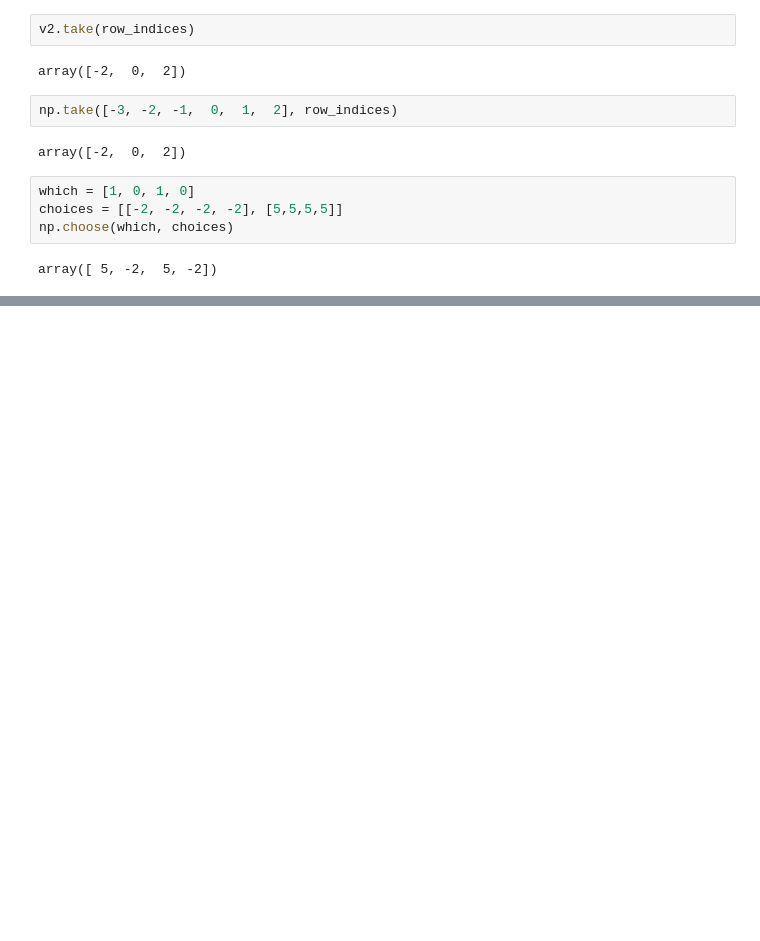
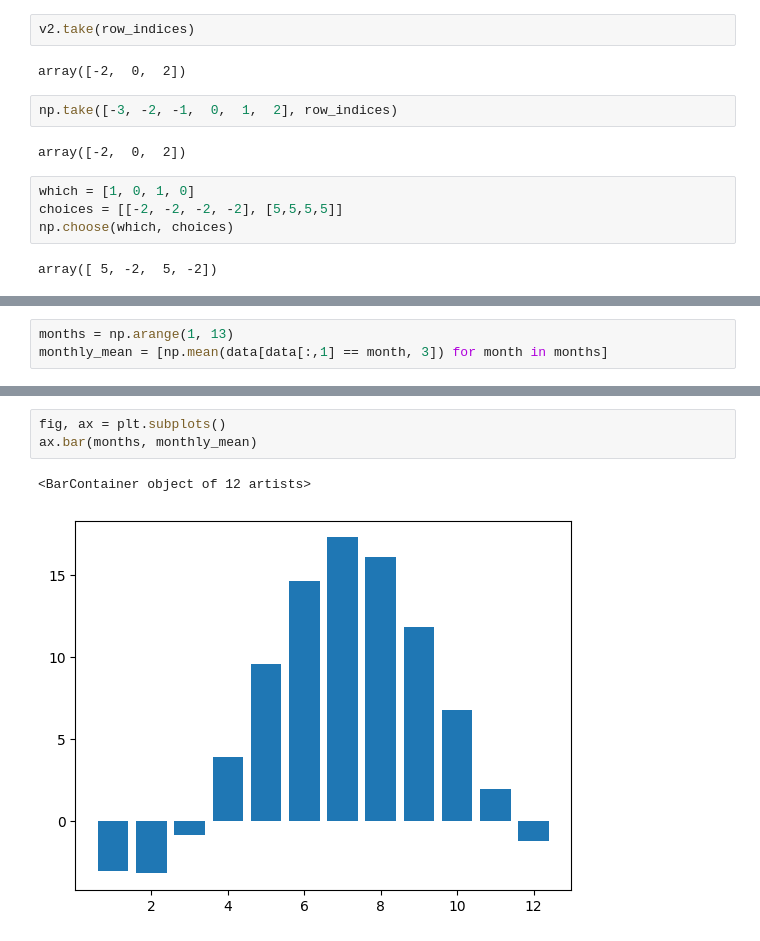
Before and after one commit to LevelUp-It-School/DS_02_10_2025, a Jupyter notebook: numpy/numpy_lesson.ipynb, the cells around one changed output, grey strips where cells are left out. Drawn from its saved outputs; the diff is of its cells as text; blank space fills up the shorter version.

```diff
--- a/numpy/numpy_lesson.ipynb
+++ b/numpy/numpy_lesson.ipynb
@@ -395,0 +608,3 @@ array([ 5, -2,  5, -2])
+# %%
+months = np.arange(1, 13)
+monthly_mean = [np.mean(data[data[:,1] == month, 3]) for month in months]
@@ -395,0 +626,6 @@ array([ 5, -2,  5, -2])
+# %%
+fig, ax = plt.subplots()
+ax.bar(months, monthly_mean)
+# %% [output]
+<BarContainer object of 12 artists>
+[figure, added]
```
Also changed, not shown: parts of 96 cells of this notebook.
